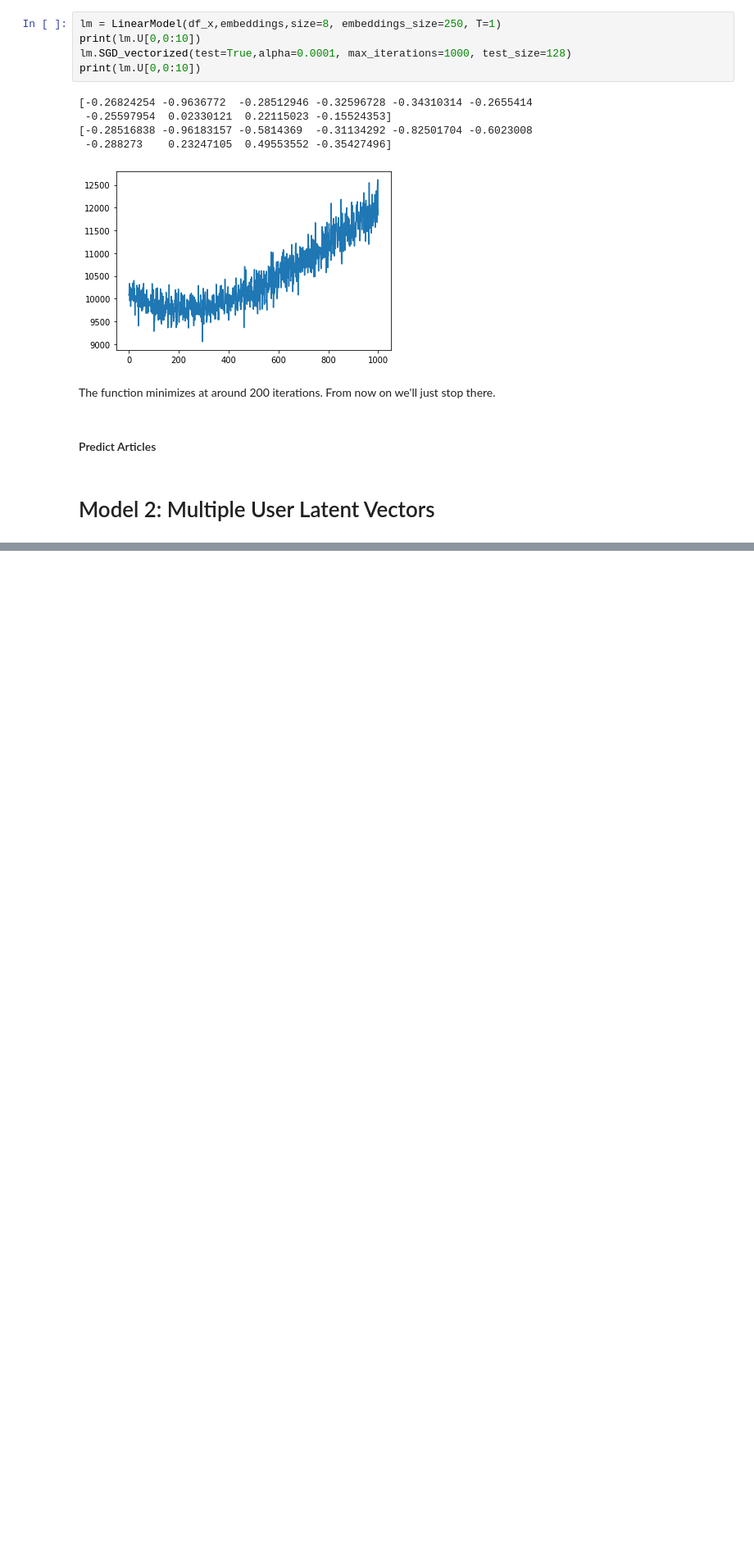
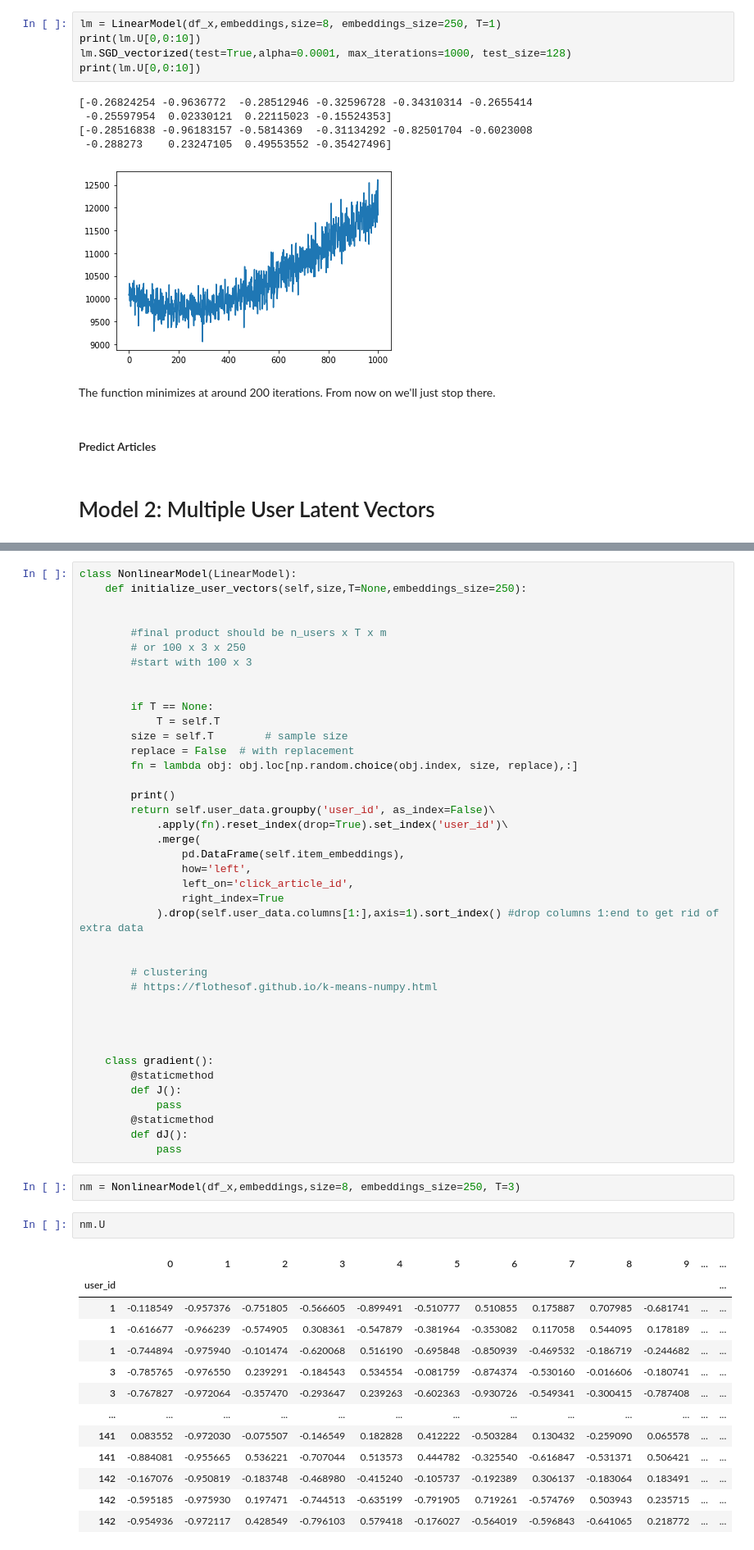
Before and after one commit to taylorhawks/globo-nonlinear-latent-factorization, a Jupyter notebook: Notebook.ipynb, the cells around one changed output, grey strips where cells are left out. Shown at 82% size. Drawn from its saved outputs; the diff is of its cells as text; blank space fills up the shorter version.

```diff
--- a/Notebook.ipynb
+++ b/Notebook.ipynb
@@ -299,0 +304,58 @@ class NonlinearModel(LinearModel):
+# %%
+class NonlinearModel(LinearModel):
+    def initialize_user_vectors(self,size,T=None,embeddings_size=250):
+
+
+        #final product should be n_users x T x m
+        # or 100 x 3 x 250
+        #start with 100 x 3
+
+
+        if T == None:
+            T = self.T
+        size = self.T        # sample size
+        replace = False  # with replacement
+        fn = lambda obj: obj.loc[np.random.choice(obj.index, size, replace),:]
+
+        print()
+        return self.user_data.groupby('user_id', as_index=False)\
+            .apply(fn).reset_index(drop=True).set_index('user_id')\
+            .merge(
+                pd.DataFrame(self.item_embeddings),
+                how='left',
+                left_on='click_article_id',
+                right_index=True
+            ).drop(self.user_data.columns[1:],axis=1).sort_index() #drop columns 1:end to get rid of extra data
+
+
+        # clustering
+        # https://flothesof.github.io/k-means-numpy.html
+
+
+
+
+    class gradient():
+        @staticmethod
+        def J():
+            pass
+        @staticmethod
+        def dJ():
+            pass
+# %%
+nm = NonlinearModel(df_x,embeddings,size=8, embeddings_size=250, T=3)
+# %%
+nm.U
+# %% [output]
+|  | 0 | 1 | 2 | 3 | 4 | 5 | 6 | 7 | 8 | 9 | ... | ... |
+| user_id |  |  |  |  |  |  |  |  |  |  |  | ... |
+| 1 | -0.118549 | -0.957376 | -0.751805 | -0.566605 | -0.899491 | -0.510777 | 0.510855 | 0.175887 | 0.707985 | -0.681741 | ... | ... |
+| 1 | -0.616677 | -0.966239 | -0.574905 | 0.308361 | -0.547879 | -0.381964 | -0.353082 | 0.117058 | 0.544095 | 0.178189 | ... | ... |
+| 1 | -0.744894 | -0.975940 | -0.101474 | -0.620068 | 0.516190 | -0.695848 | -0.850939 | -0.469532 | -0.186719 | -0.244682 | ... | ... |
+| 3 | -0.785765 | -0.976550 | 0.239291 | -0.184543 | 0.534554 | -0.081759 | -0.874374 | -0.530160 | -0.016606 | -0.180741 | ... | ... |
+| 3 | -0.767827 | -0.972064 | -0.357470 | -0.293647 | 0.239263 | -0.602363 | -0.930726 | -0.549341 | -0.300415 | -0.787408 | ... | ... |
+| ... | ... | ... | ... | ... | ... | ... | ... | ... | ... | ... | ... | ... |
+| 141 | 0.083552 | -0.972030 | -0.075507 | -0.146549 | 0.182828 | 0.412222 | -0.503284 | 0.130432 | -0.259090 | 0.065578 | ... | ... |
+| 141 | -0.884081 | -0.955665 | 0.536221 | -0.707044 | 0.513573 | 0.444782 | -0.325540 | -0.616847 | -0.531371 | 0.506421 | ... | ... |
+| 142 | -0.167076 | -0.950819 | -0.183748 | -0.468980 | -0.415240 | -0.105737 | -0.192389 | 0.306137 | -0.183064 | 0.183491 | ... | ... |
+| 142 | -0.595185 | -0.975930 | 0.197471 | -0.744513 | -0.635199 | -0.791905 | 0.719261 | -0.574769 | 0.503943 | 0.235715 | ... | ... |
+| 142 | -0.954936 | -0.972117 | 0.428549 | -0.796103 | 0.579418 | -0.176027 | -0.564019 | -0.596843 | -0.641065 | 0.218772 | ... | ... |
```
Also changed, not shown: parts of 5 cells of this notebook.
